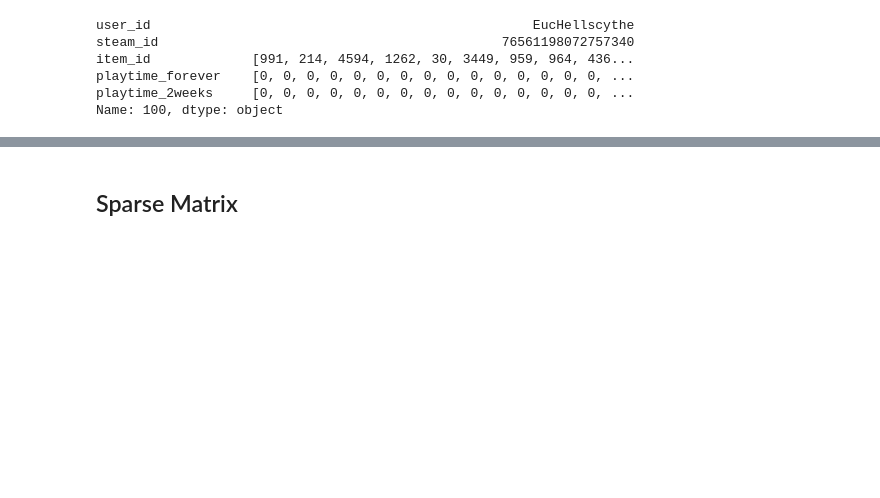
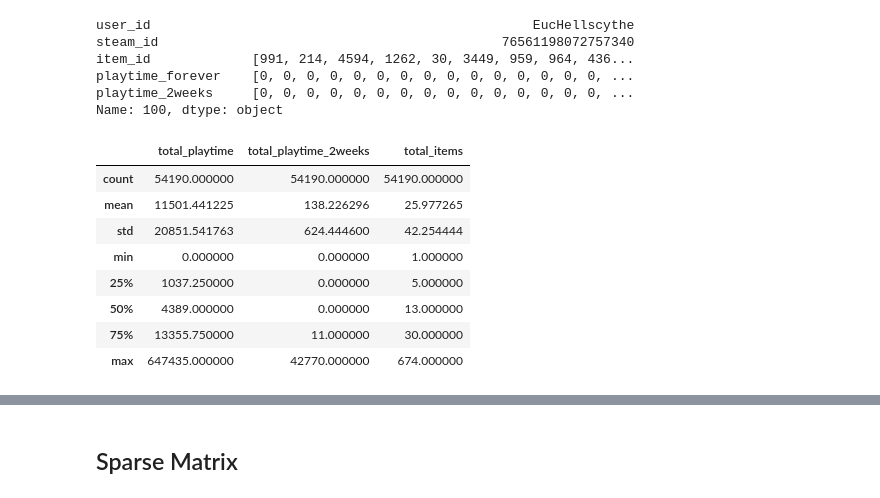
Before and after one commit to jdepreter/ai-project, a Jupyter notebook: ANN_notebook_inventory_rating.ipynb, the cells around one changed output, grey strips where cells are left out. Cells and saved outputs as stored; diff of their text form; code cells hidden in the pictures; blank space fills up the shorter version.

```diff
--- a/ANN_notebook_inventory_rating.ipynb
+++ b/ANN_notebook_inventory_rating.ipynb
@@ -108,0 +126,12 @@ Name: 100, dtype: object
+# %%
+train0[["total_playtime", "total_playtime_2weeks", "total_items"]].describe()
+# %% [output]
+|  | total_playtime | total_playtime_2weeks | total_items |
+| count | 54190.000000 | 54190.000000 | 54190.000000 |
+| mean | 11501.441225 | 138.226296 | 25.977265 |
+| std | 20851.541763 | 624.444600 | 42.254444 |
+| min | 0.000000 | 0.000000 | 1.000000 |
+| 25% | 1037.250000 | 0.000000 | 5.000000 |
+| 50% | 4389.000000 | 0.000000 | 13.000000 |
+| 75% | 13355.750000 | 11.000000 | 30.000000 |
+| max | 647435.000000 | 42770.000000 | 674.000000 |
```
Also changed, not shown: parts of 26 cells of this notebook, 8 other files.
